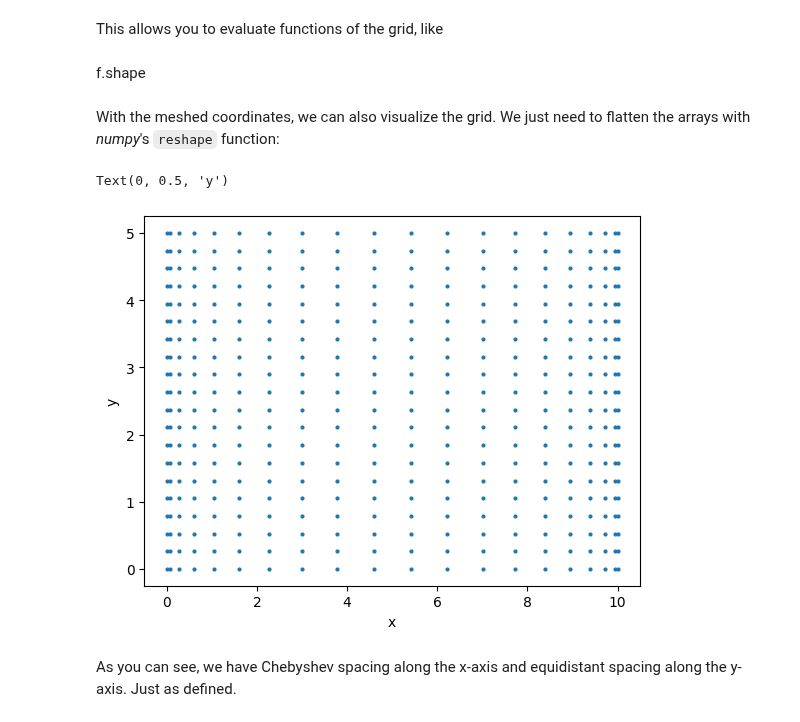
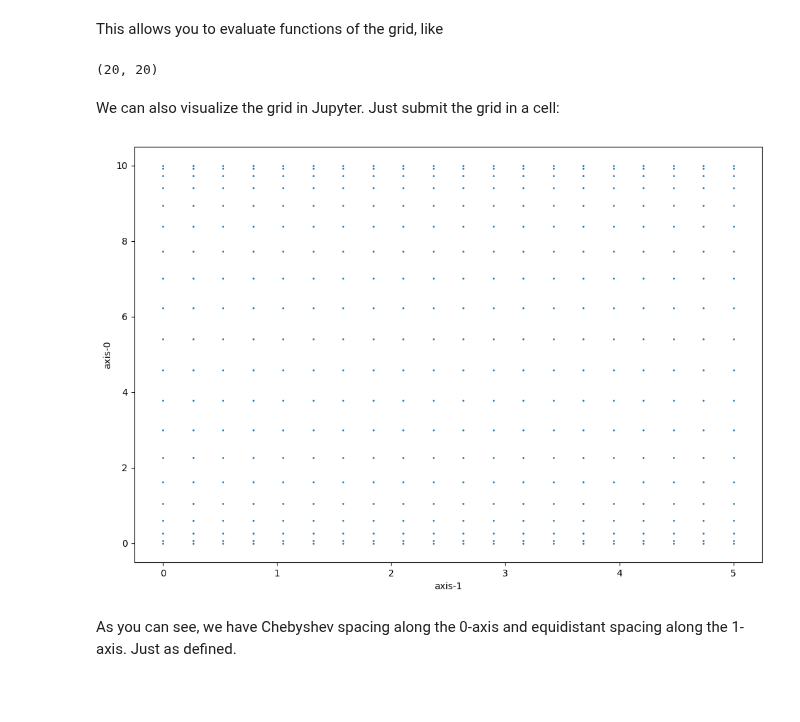
Before and after one commit to maroba/numgrids, a Jupyter notebook: examples/how-to-define-grids.ipynb, the cells around one changed output. Saved outputs shown, nothing was run; the diff lists cells and outputs as text; code cells hidden in the pictures; blank space fills up the shorter version.

Commit message:
Visualize grids

```diff
--- a/examples/how-to-define-grids.ipynb
+++ b/examples/how-to-define-grids.ipynb
@@ -148,21 +148,15 @@ This allows you to evaluate functions of the grid, like
 import numpy as np
 
 f = np.sin(X) * np.cos(Y)
-# %% [markdown]
-f.shape
-# %% [markdown]
-With the meshed coordinates, we can also visualize the grid. We just need to flatten the arrays with *numpy*'s `reshape` function:
-# %%
-import matplotlib.pyplot as plt
-
-fig = plt.figure()
-ax = fig.add_subplot()
-
-ax.plot(X.reshape(-1), Y.reshape(-1), "o", ms=2)
-ax.set_xlabel("x")
-ax.set_ylabel("y")
-# %% [output]
-Text(0, 0.5, 'y')
-[figure, removed]
+# %%
+f.shape
+# %% [output]
+(20, 20)
+# %% [markdown]
+We can also visualize the grid in Jupyter. Just submit the grid in a cell:
+# %%
+grid_2d
+# %% [output]
+[figure, added]
 # %% [markdown]
-As you can see, we have Chebyshev spacing along the x-axis and equidistant spacing along the y-axis. Just as defined.
+As you can see, we have Chebyshev spacing along the 0-axis and equidistant spacing along the 1-axis. Just as defined.
```
Also changed, not shown: 5 other files.
